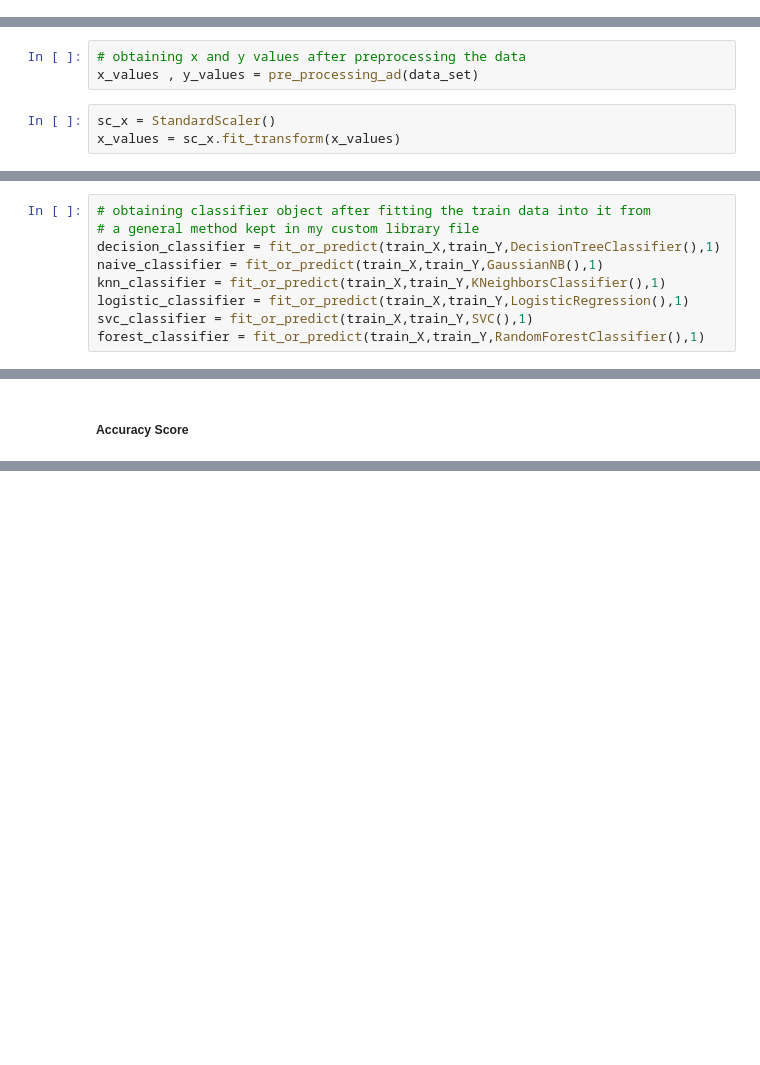
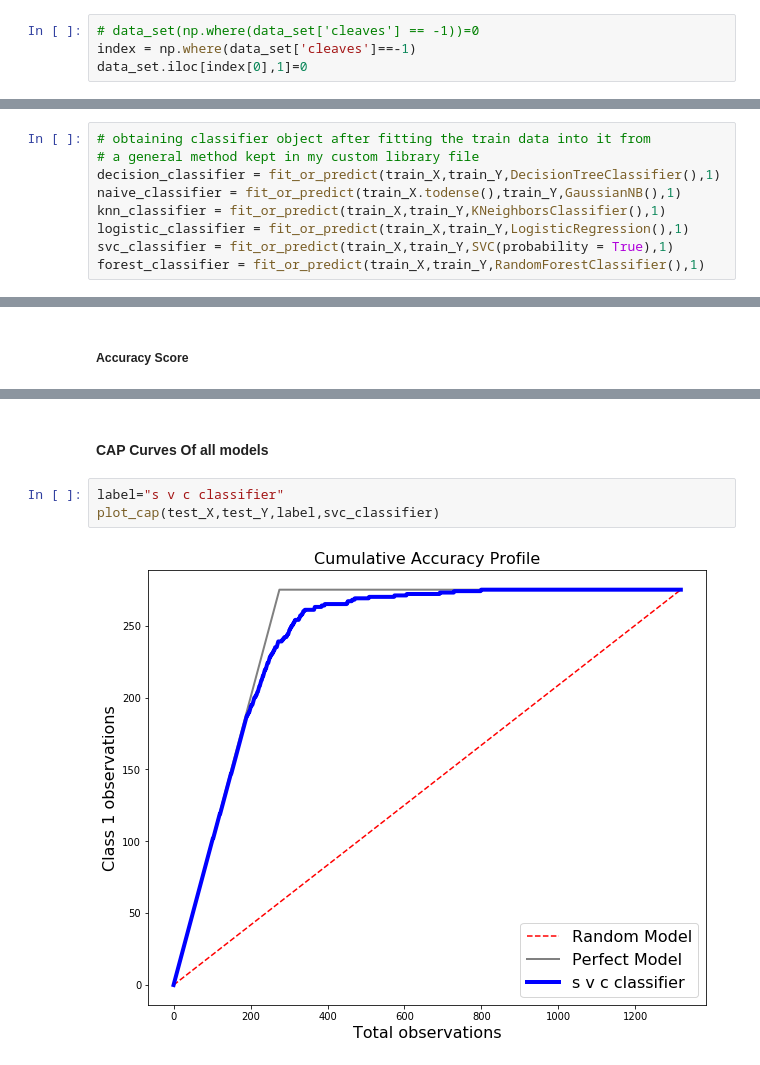
Before and after one commit to SunnyRaj94/Advance-Machine-Learning, a Jupyter notebook: error_analysis_and_reduction/02_predict_hiv.ipynb, the cells around one changed output, grey strips where cells are left out. Saved outputs shown, nothing was run; the diff lists cells and outputs as text; blank space fills up the shorter version.

Commit message:
refactored: added cap curves

```diff
--- a/error_analysis_and_reduction/02_predict_hiv.ipynb
+++ b/error_analysis_and_reduction/02_predict_hiv.ipynb
@@ -45,14 +53,12 @@ data_set.head()
+# %%
+# data_set(np.where(data_set['cleaves'] == -1))=0
+index = np.where(data_set['cleaves']==-1)
+data_set.iloc[index[0],1]=0
 # %% [markdown]
 #### Splitting data set into train and test
 # %%
 #obtaining x and y values seperated after pre processing through my general method for this data set
 x_values,y_values,encoder = pre_processing_hiv(data_set,OneHotEncoder())
-# %%
-# obtaining x and y values after preprocessing the data
-x_values , y_values = pre_processing_ad(data_set)
-# %%
-sc_x = StandardScaler()
-x_values = sc_x.fit_transform(x_values)
 # %%
 #obtaining splitted training and test data set
 train_X, test_X, train_Y, test_Y = model_selection.train_test_split(x_values,y_values,test_size=0.2,random_state=0)
@@ -62,10 +68,10 @@ train_X, test_X, train_Y, test_Y = model_selection.train_test_split(x_values,y_v
 # obtaining classifier object after fitting the train data into it from
 # a general method kept in my custom library file
 decision_classifier = fit_or_predict(train_X,train_Y,DecisionTreeClassifier(),1)
-naive_classifier = fit_or_predict(train_X,train_Y,GaussianNB(),1)
+naive_classifier = fit_or_predict(train_X.todense(),train_Y,GaussianNB(),1)
 knn_classifier = fit_or_predict(train_X,train_Y,KNeighborsClassifier(),1)
 logistic_classifier = fit_or_predict(train_X,train_Y,LogisticRegression(),1)
-svc_classifier = fit_or_predict(train_X,train_Y,SVC(),1)
+svc_classifier = fit_or_predict(train_X,train_Y,SVC(probability = True),1)
 forest_classifier = fit_or_predict(train_X,train_Y,RandomForestClassifier(),1)
 # %% [markdown]
 ## predicting outputs
@@ -161,0 +242,7 @@ print(accuracy_score(forest_test_prediction,test_Y))
+# %% [markdown]
+#### CAP Curves Of all models
+# %%
+label="s v c classifier"
+plot_cap(test_X,test_Y,label,svc_classifier)
+# %% [output]
+[figure, added]
```
Also changed, not shown: parts of 11 cells of this notebook, 1 other file.
